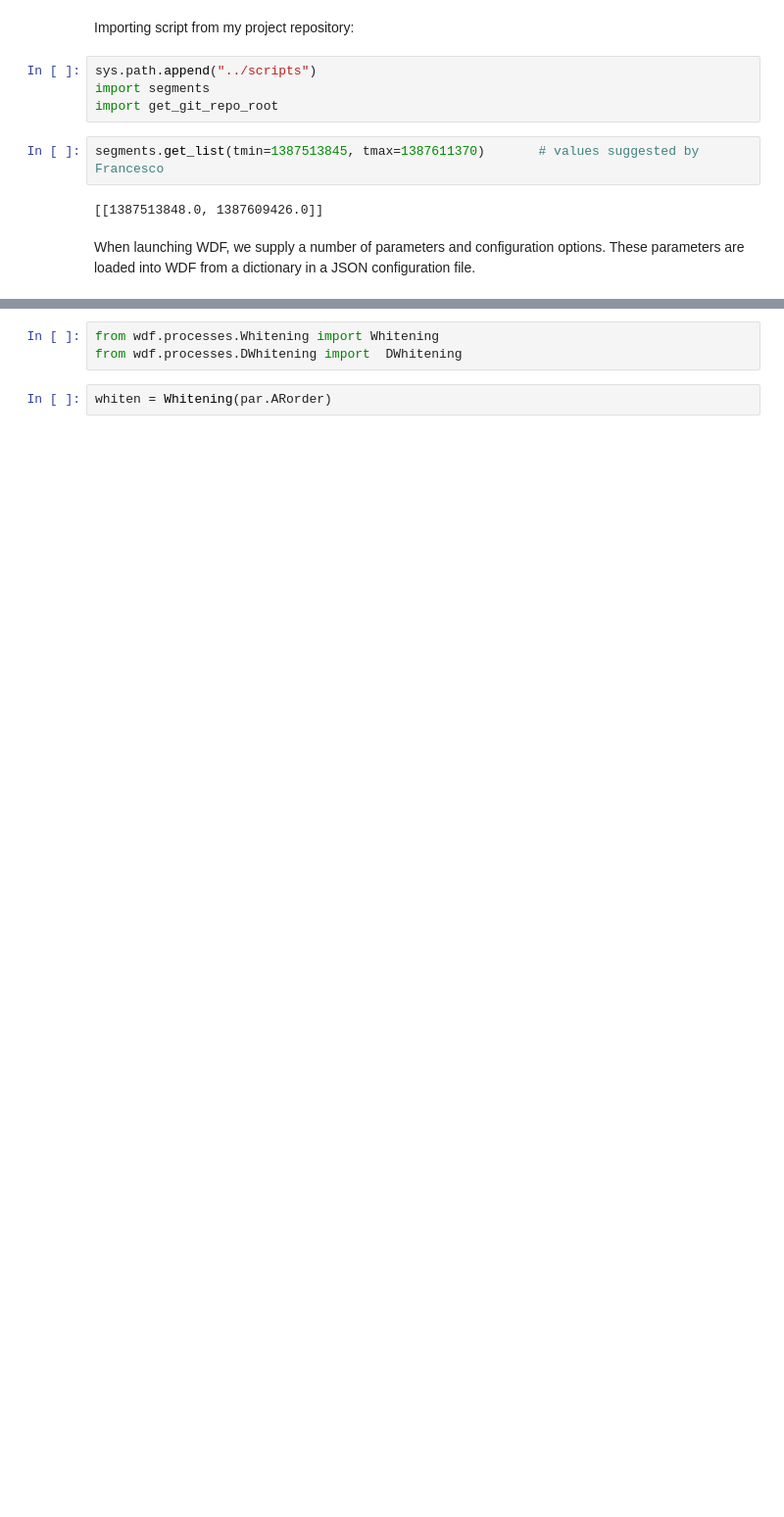
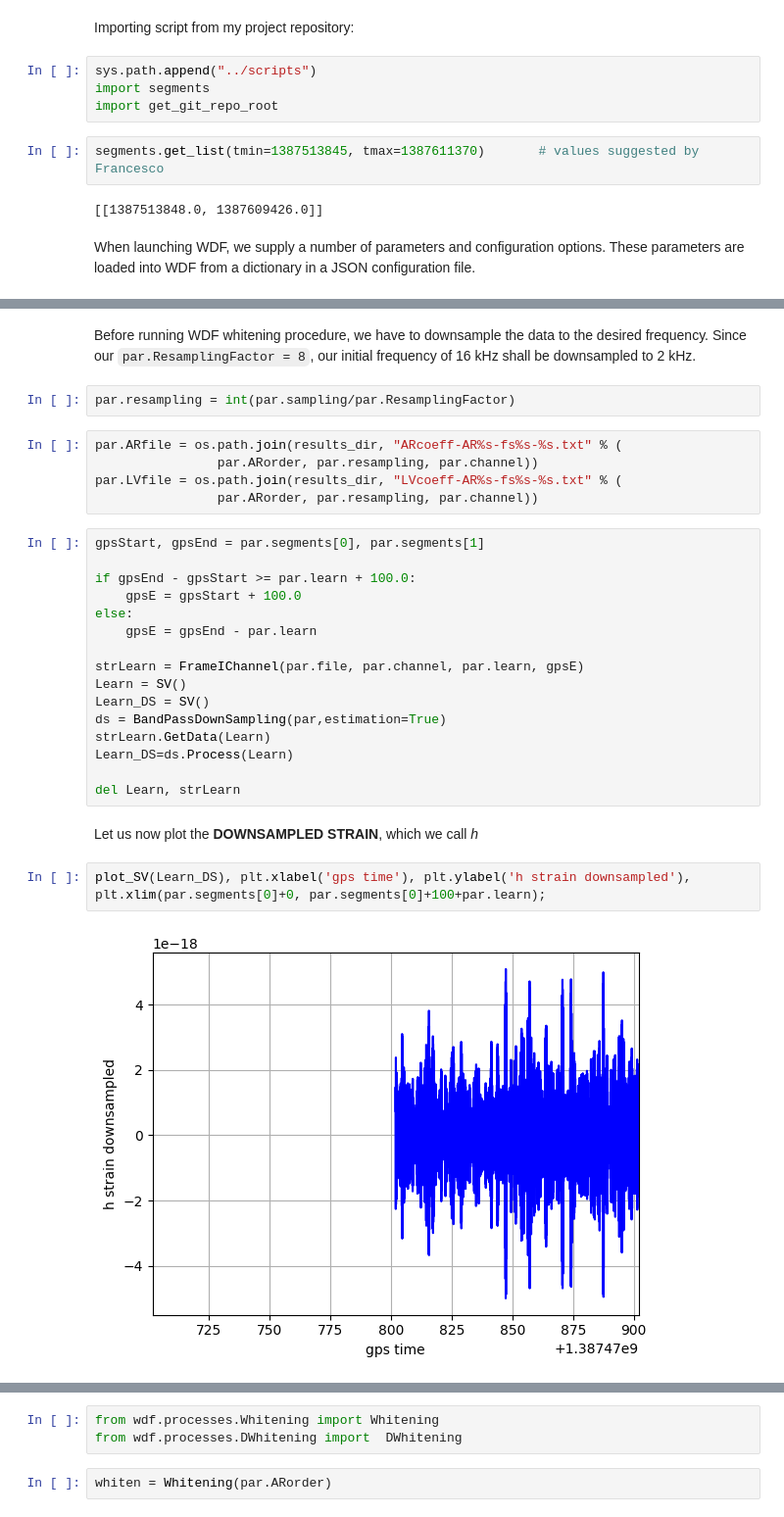
Before and after one commit to GravitationalWaveSurfer/GlitchClassification, a Jupyter notebook: notebooks/wdf_demo.ipynb, the cells around one changed output, grey strips where cells are left out. Shown: that part at 98% size. Drawn from its saved outputs; the diff is of its cells as text; blank space fills up the shorter version.

```diff
--- a/notebooks/wdf_demo.ipynb
+++ b/notebooks/wdf_demo.ipynb
@@ -119,0 +119,31 @@ True
+# %% [markdown]
+Before running WDF whitening procedure, we have to downsample the data to the desired frequency. Since our `par.ResamplingFactor = 8`, our initial frequency of 16 kHz shall be downsampled to 2 kHz.
+# %%
+par.resampling = int(par.sampling/par.ResamplingFactor)
+# %%
+par.ARfile = os.path.join(results_dir, "ARcoeff-AR%s-fs%s-%s.txt" % (
+                par.ARorder, par.resampling, par.channel))
+par.LVfile = os.path.join(results_dir, "LVcoeff-AR%s-fs%s-%s.txt" % (
+                par.ARorder, par.resampling, par.channel))
+# %%
+gpsStart, gpsEnd = par.segments[0], par.segments[1]
+
+if gpsEnd - gpsStart >= par.learn + 100.0:
+    gpsE = gpsStart + 100.0
+else:
+    gpsE = gpsEnd - par.learn
+
+strLearn = FrameIChannel(par.file, par.channel, par.learn, gpsE)
+Learn = SV()
+Learn_DS = SV()
+ds = BandPassDownSampling(par,estimation=True)
+strLearn.GetData(Learn)
+Learn_DS=ds.Process(Learn)
+
+del Learn, strLearn
+# %% [markdown]
+Let us now plot the **DOWNSAMPLED STRAIN**, which we call *h*
+# %%
+plot_SV(Learn_DS), plt.xlabel('gps time'), plt.ylabel('h strain downsampled'), plt.xlim(par.segments[0]+0, par.segments[0]+100+par.learn);
+# %% [output]
+[figure, added]
```
Also changed, not shown: parts of 27 cells of this notebook, 1 other file.
